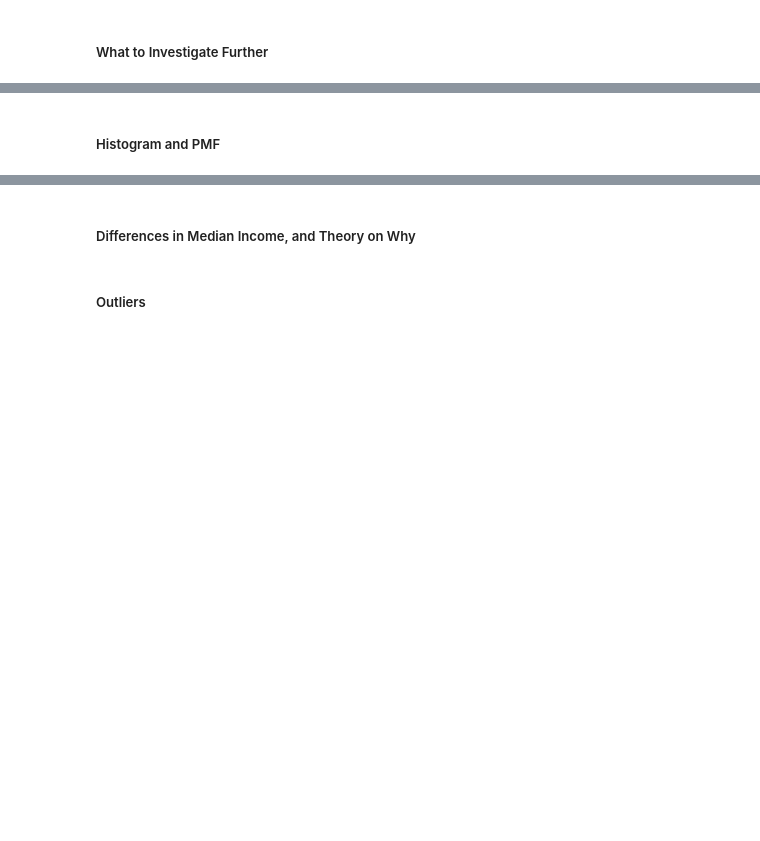
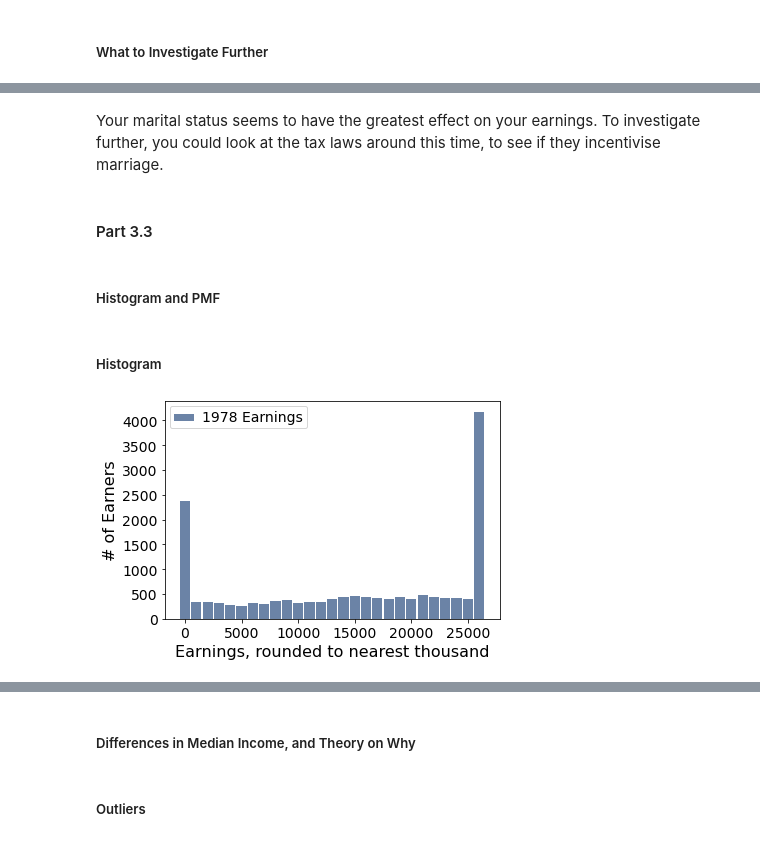
Before and after one commit to ASykes4/BSIP_Assignment_1_Students, a Jupyter notebook: stats_asn_1_stud_temp.ipynb, the cells around one changed output, grey strips where cells are left out. Drawn from its saved outputs; the diff is of its cells as text; code cells hidden in the pictures; blank space fills up the shorter version.

```diff
--- a/stats_asn_1_stud_temp.ipynb
+++ b/stats_asn_1_stud_temp.ipynb
@@ -165,3 +391,7 @@ As a conclusion, there seems to be a large jump in the number of people earning
+# %% [markdown]
+Your marital status seems to have the greatest effect on your earnings. To investigate further, you could look at the tax laws around this time, to see if they incentivise marriage.
+# %% [markdown]
+#### Part 3.3
 # %% [markdown]
 ##### Histogram and PMF
 # %%
@@ -170,3 +400,15 @@ As a conclusion, there seems to be a large jump in the number of people earning
 #That's because there are very few values that are the same, e.g. $14762.34, $15672.86, etc...
 #Every cent is a different value.
 #Seaborn plots will probably look better by default.
+# %% [markdown]
+##### Histogram
+# %%
+earn1978 = df["Earnings_1978"]
+earn1978 = earn1978[~np.isnan(earn1978)]
+earn1978 = round(earn1978,-3)
+hist1978 = thinkstats2.Hist(earn1978, label = "1978 Earnings")
+thinkplot.Hist(hist1978)
+thinkplot.Config(xlabel = "Earnings, rounded to nearest thousand", ylabel = "# of Earners")
+thinkplot.bigger_text()
+# %% [output]
+[figure, added]
```
Also changed, not shown: parts of 31 cells of this notebook.
